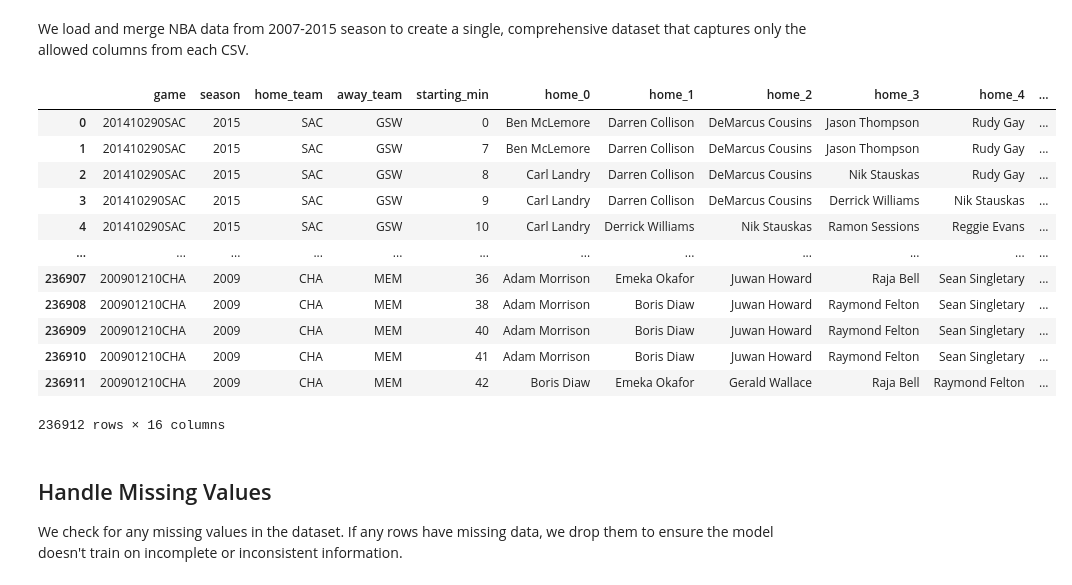
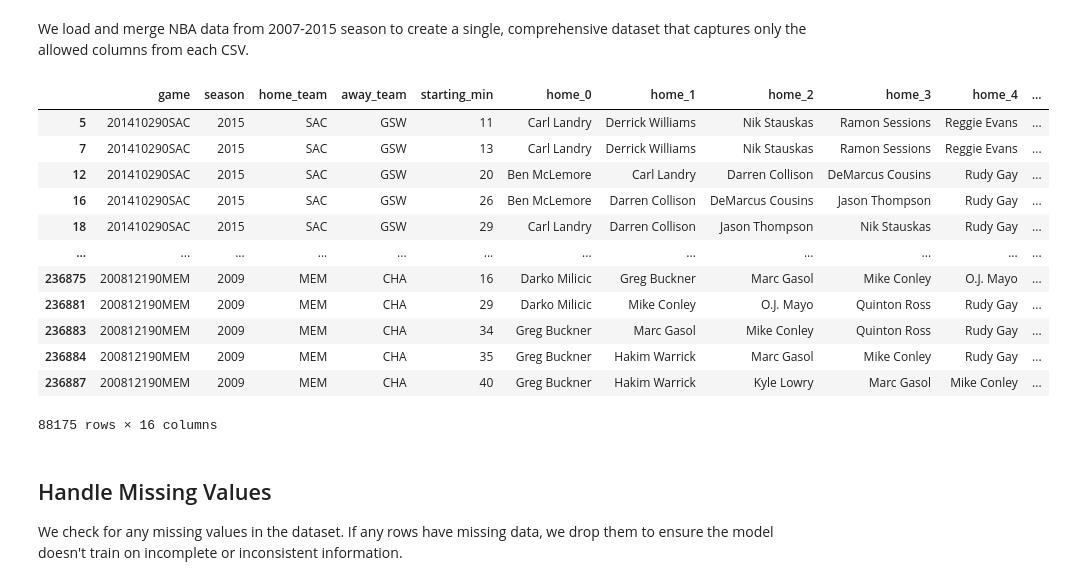
Before and after one commit to i-singh2/NBA-Lineup-Prediction, a Jupyter notebook: nba_lineup_prediction.ipynb, the cells around one changed output. Drawn from its saved outputs; the diff is of its cells as text; code cells hidden in the pictures.

```diff
--- a/nba_lineup_prediction.ipynb
+++ b/nba_lineup_prediction.ipynb
@@ -22,7 +22,7 @@ from sklearn.metrics import classification_report
 # %% [markdown]
 The metadata file defines which features are permitted in our model. We filter our dataset to only include these features.
 # %%
-metadata_path = "data/Matchup-metadata.xlsx"
+metadata_path = "./data/Matchup-metadata.xlsx"
 metadata_df=pd.read_excel(metadata_path)
 
 #view metadata
@@ -76,29 +76,30 @@ We load and merge NBA data from 2007-2015 season to create a single, comprehensi
 # %%
 data_folder = "data"
 df_list = []
 for file in os.listdir(data_folder):
     if file.endswith('.csv'):
         file_path = os.path.join(data_folder, file)
         # Read only the allowed columns from each CSV
         df_subset = pd.read_csv(file_path, usecols=allowed_features)
         df_list.append(df_subset)
 
 df = pd.concat(df_list, ignore_index=True)
+df = df[df['outcome'] == 1] #select only instances where home team won
 df
 # %% [output]
 |  | game | season | home_team | away_team | starting_min | home_0 | home_1 | home_2 | home_3 | home_4 | ... |
-| 0 | 201410290SAC | 2015 | SAC | GSW | 0 | Ben McLemore | Darren Collison | DeMarcus Cousins | Jason Thompson | Rudy Gay | ... |
-| 1 | 201410290SAC | 2015 | SAC | GSW | 7 | Ben McLemore | Darren Collison | DeMarcus Cousins | Jason Thompson | Rudy Gay | ... |
-| 2 | 201410290SAC | 2015 | SAC | GSW | 8 | Carl Landry | Darren Collison | DeMarcus Cousins | Nik Stauskas | Rudy Gay | ... |
-| 3 | 201410290SAC | 2015 | SAC | GSW | 9 | Carl Landry | Darren Collison | DeMarcus Cousins | Derrick Williams | Nik Stauskas | ... |
-| 4 | 201410290SAC | 2015 | SAC | GSW | 10 | Carl Landry | Derrick Williams | Nik Stauskas | Ramon Sessions | Reggie Evans | ... |
+| 5 | 201410290SAC | 2015 | SAC | GSW | 11 | Carl Landry | Derrick Williams | Nik Stauskas | Ramon Sessions | Reggie Evans | ... |
+| 7 | 201410290SAC | 2015 | SAC | GSW | 13 | Carl Landry | Derrick Williams | Nik Stauskas | Ramon Sessions | Reggie Evans | ... |
+| 12 | 201410290SAC | 2015 | SAC | GSW | 20 | Ben McLemore | Carl Landry | Darren Collison | DeMarcus Cousins | Rudy Gay | ... |
+| 16 | 201410290SAC | 2015 | SAC | GSW | 26 | Ben McLemore | Darren Collison | DeMarcus Cousins | Jason Thompson | Rudy Gay | ... |
+| 18 | 201410290SAC | 2015 | SAC | GSW | 29 | Carl Landry | Darren Collison | Jason Thompson | Nik Stauskas | Rudy Gay | ... |
 | ... | ... | ... | ... | ... | ... | ... | ... | ... | ... | ... | ... |
-| 236907 | 200901210CHA | 2009 | CHA | MEM | 36 | Adam Morrison | Emeka Okafor | Juwan Howard | Raja Bell | Sean Singletary | ... |
-| 236908 | 200901210CHA | 2009 | CHA | MEM | 38 | Adam Morrison | Boris Diaw | Juwan Howard | Raymond Felton | Sean Singletary | ... |
-| 236909 | 200901210CHA | 2009 | CHA | MEM | 40 | Adam Morrison | Boris Diaw | Juwan Howard | Raymond Felton | Sean Singletary | ... |
-| 236910 | 200901210CHA | 2009 | CHA | MEM | 41 | Adam Morrison | Boris Diaw | Juwan Howard | Raymond Felton | Sean Singletary | ... |
-| 236911 | 200901210CHA | 2009 | CHA | MEM | 42 | Boris Diaw | Emeka Okafor | Gerald Wallace | Raja Bell | Raymond Felton | ... |
+| 236875 | 200812190MEM | 2009 | MEM | CHA | 16 | Darko Milicic | Greg Buckner | Marc Gasol | Mike Conley | O.J. Mayo | ... |
+| 236881 | 200812190MEM | 2009 | MEM | CHA | 29 | Darko Milicic | Mike Conley | O.J. Mayo | Quinton Ross | Rudy Gay | ... |
+| 236883 | 200812190MEM | 2009 | MEM | CHA | 34 | Greg Buckner | Marc Gasol | Mike Conley | Quinton Ross | Rudy Gay | ... |
+| 236884 | 200812190MEM | 2009 | MEM | CHA | 35 | Greg Buckner | Hakim Warrick | Marc Gasol | Mike Conley | Rudy Gay | ... |
+| 236887 | 200812190MEM | 2009 | MEM | CHA | 40 | Greg Buckner | Hakim Warrick | Kyle Lowry | Marc Gasol | Mike Conley | ... |
-236912 rows × 16 columns
+88175 rows × 16 columns
 # %% [markdown]
 ## Handle Missing Values
 We check for any missing values in the dataset. If any rows have missing data, we drop them to ensure the model doesn't train on incomplete or inconsistent information.
```
Also changed, not shown: parts of 18 cells of this notebook.
